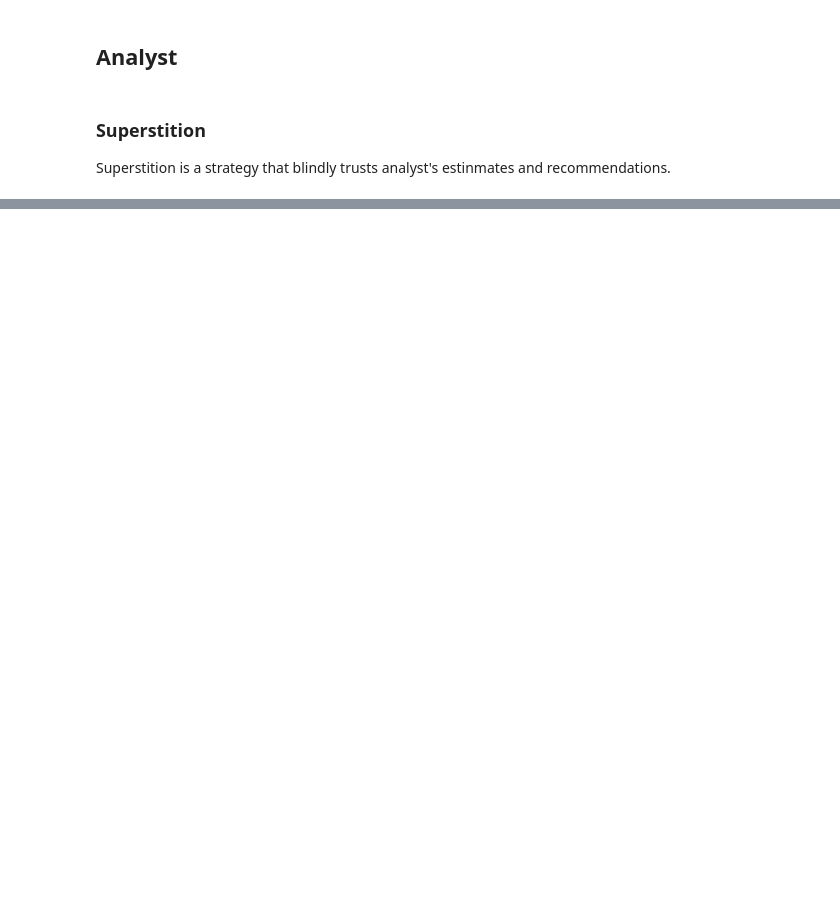
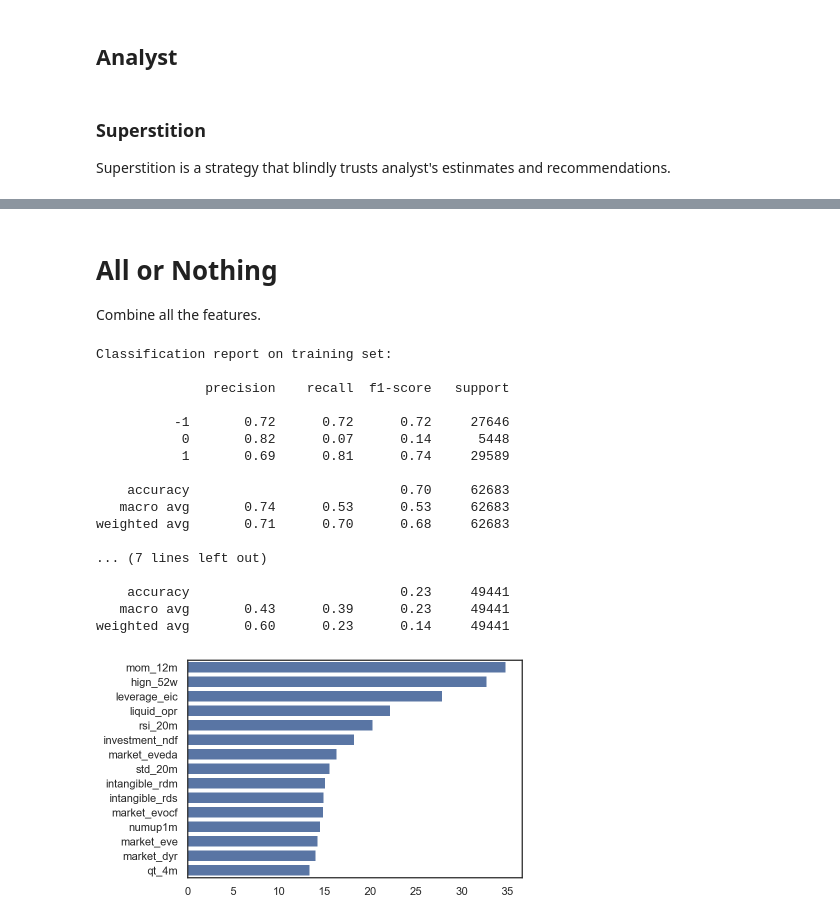
Before and after one commit to iewaij/tseu, a Jupyter notebook: notebooks/backtest_mega.ipynb, the cells around one changed output, grey strips where cells are left out. Saved outputs shown, nothing was run; the diff lists cells and outputs as text; code cells hidden in the pictures; blank space fills up the shorter version.

```diff
--- a/notebooks/backtest_mega.ipynb
+++ b/notebooks/backtest_mega.ipynb
@@ -471,0 +470,48 @@ Notes:
+# %% [markdown]
+# All or Nothing
+Combine all the features.
+# %%
+all_features = pd.concat([ibuprofen_features, techno_features, superstition_features], axis=1).fillna(0.5)
+# %%
+all_labels = build_labels(universe, months=3, relative=True)
+# %%
+X_train, y_train, X_test, y_test = build_train_test(
+    all_features,
+    all_labels,
+    train_start="2002-01-01",
+    train_end="2016-01-01",
+    test_start="2015-12-01",
+    test_end="2021-03-01",
+    method="multi",
+    thres=0.1,
+    extreme=True,
+    lower=0.2,
+    upper=0.8)
+# %%
+xgb_clf = XGBClassifier(n_estimators=30, max_depth=6, eval_metric="logloss", n_jobs=-1)
+xgb_fit = xgb_clf.fit(X_train, y_train)
+importance = pd.Series(data=xgb_clf.get_booster().get_score(importance_type="gain")).sort_values(ascending=False).head(15)
+sns.barplot(x=importance, y=importance.index, color="b")
+print(f"Classification report on training set:\n")
+print(classification_report(y_train, xgb_clf.predict(X_train)))
+print(f"Classification report on test set:\n")
+print(classification_report(y_test, xgb_clf.predict(X_test)))
+# %% [output]
+Classification report on training set:
+
+              precision    recall  f1-score   support
+
+          -1       0.72      0.72      0.72     27646
+           0       0.82      0.07      0.14      5448
+           1       0.69      0.81      0.74     29589
+
+    accuracy                           0.70     62683
+   macro avg       0.74      0.53      0.53     62683
+weighted avg       0.71      0.70      0.68     62683
+
+... (7 lines left out)
+
+    accuracy                           0.23     49441
+   macro avg       0.43      0.39      0.23     49441
+weighted avg       0.60      0.23      0.14     49441
+[figure, added]
```
Also changed, not shown: parts of 17 cells of this notebook.
